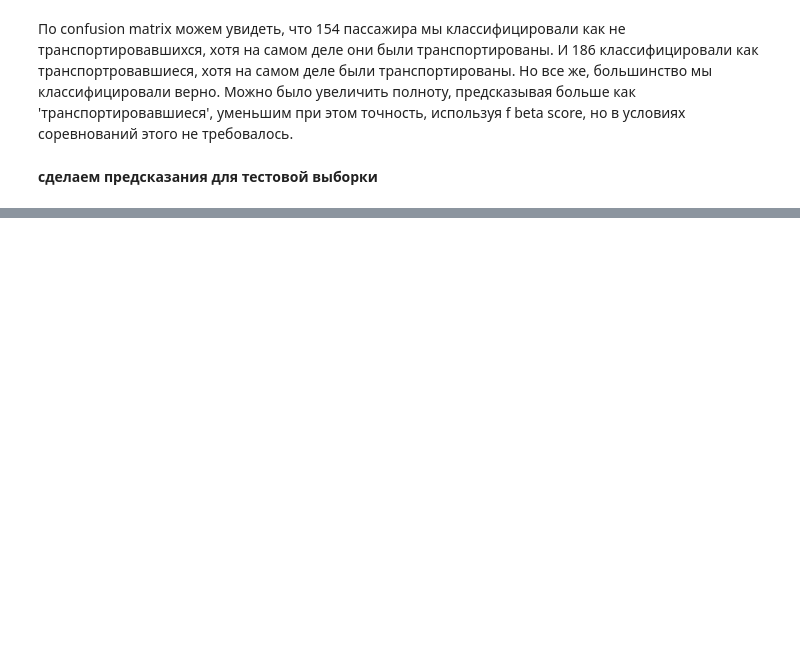
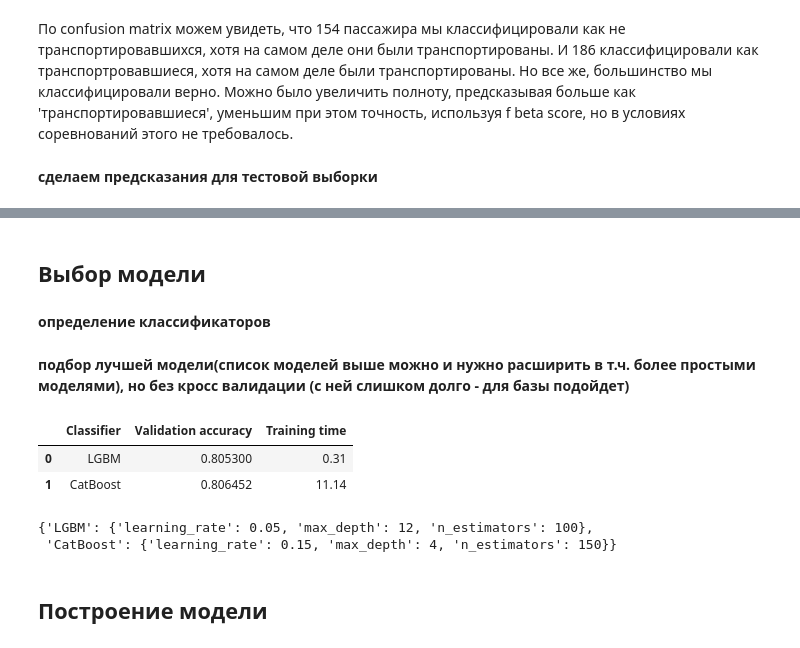
Before and after one commit to sonador88/ClassificationSpaceShip, a Jupyter notebook: prog.ipynb, the cells around one changed output, grey strips where cells are left out. Drawn from its saved outputs; the diff is of its cells as text; code cells hidden in the pictures; blank space fills up the shorter version.

```diff
--- a/prog.ipynb
+++ b/prog.ipynb
@@ -1360,0 +1412,59 @@ solution.to_csv('data/submission.csv', index=False)
+# %% [markdown]
+## Выбор модели
+# %% [markdown]
+**определение классификаторов**
+# %%
+classifiers = {
+ #   "XGBoost" : XGBClassifier(random_state=RANDOM_STATE, use_label_encoder=False, eval_metric='logloss'), # XGBoost takes too long
+    'LGBM' : LGBMClassifier(random_state=RANDOM_STATE),
+    'CatBoost' : CatBoostClassifier(random_state=RANDOM_STATE, verbose=False)
+
+}
+
+#для каждой модели свой словарь параметров
+boosted_grid = {
+    'n_estimators': [10, 50, 100, 150],
+    'max_depth': [4, 8, 12],
+    'learning_rate': [0.05, 0.1, 0.15]
+}
+
+grid = {
+    'LGBM' : boosted_grid,
+    'CatBoost' : boosted_grid
+
+}
+# с bool не работает CatBoost
+y_train = y_train.astype(int)
+y_valid = y_valid.astype(int)
+# %% [markdown]
+**подбор лучшей модели(список моделей выше можно и нужно расширить в т.ч. более простыми моделями), но без кросс валидации (с ней слишком долго - для базы подойдет)**
+# %%
+i = 0
+clf_best_params = classifiers.copy()
+valid_scores = pd.DataFrame({'Classifier': classifiers.keys(), 'Validation accuracy': np.zeros(len(classifiers)),\
+                             'Training time': np.zeros(len(classifiers))})
+for key, classifier in classifiers.items():
+    start = time.time()
+
+    clf = GridSearchCV(estimator=classifier, param_grid=grid[key], n_jobs=-1, cv=None)
+
+    clf.fit(X_train, y_train)
+    valid_scores.iloc[i, 1] = clf.score(X_valid, y_valid)
+    clf_best_params[key] = clf.best_params_
+
+    stop=time.time()
+    valid_scores.iloc[i, 2] = round((stop - start)/60,2)
+    i+=1
+# %%
+valid_scores
+# %% [output]
+|  | Classifier | Validation accuracy | Training time |
+| 0 | LGBM | 0.805300 | 0.31 |
+| 1 | CatBoost | 0.806452 | 11.14 |
+# %%
+clf_best_params
+# %% [output]
+{'LGBM': {'learning_rate': 0.05, 'max_depth': 12, 'n_estimators': 100},
+ 'CatBoost': {'learning_rate': 0.15, 'max_depth': 4, 'n_estimators': 150}}
+# %% [markdown]
+## Построение модели
```
Also changed, not shown: parts of 137 cells of this notebook, 1 other file.
